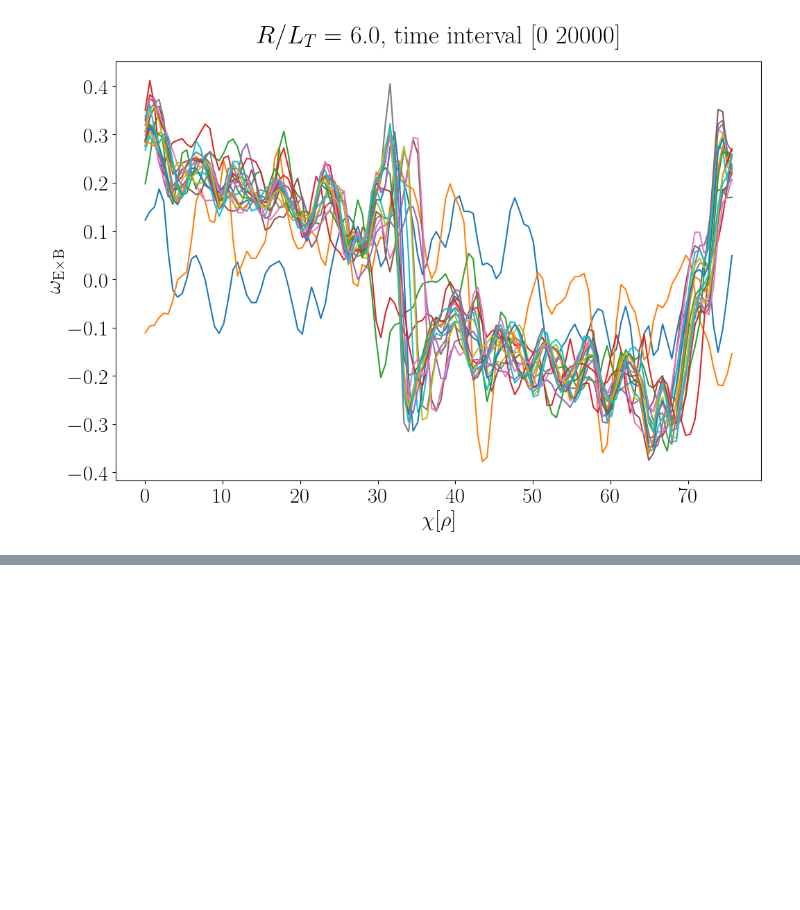
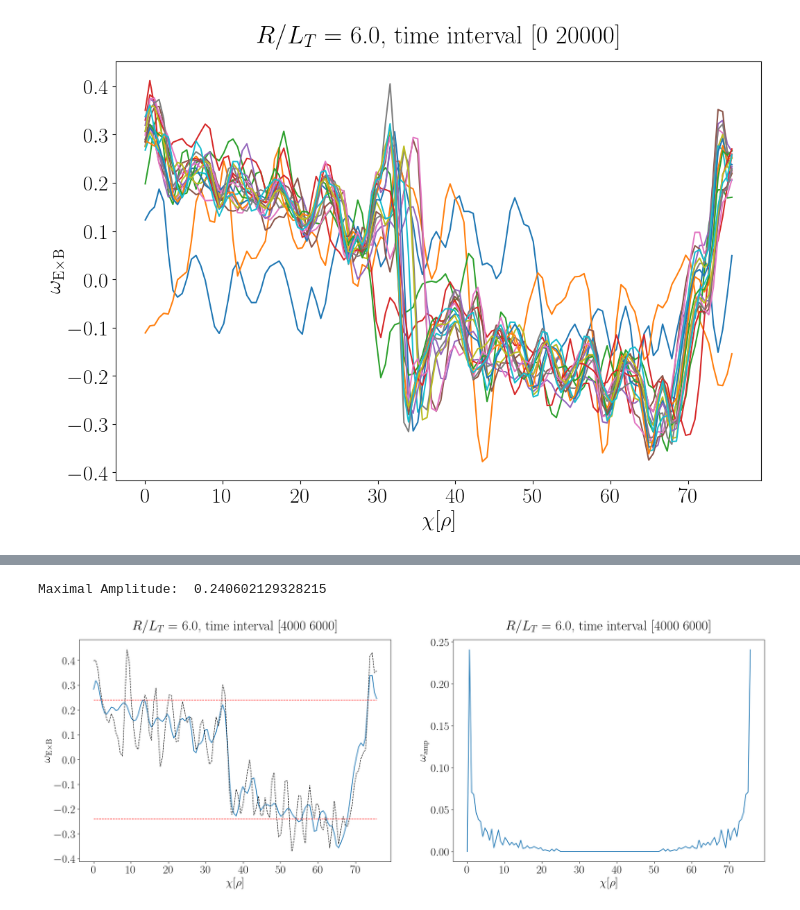
Before and after one commit to ManeLippert/Bachelorthesis-Shearingrate-Convergence, a Jupyter notebook: evaluation/S6_rlt6.0_Nsgrid16_Nvpargrid64_Nmugrid9_eval.ipynb, the cells around one changed output, grey strips where cells are left out. Cells and saved outputs as stored; diff of their text form; code cells hidden in the pictures; blank space fills up the shorter version.

```diff
--- a/evaluation/S6_rlt6.0_Nsgrid16_Nvpargrid64_Nmugrid9_eval.ipynb
+++ b/evaluation/S6_rlt6.0_Nsgrid16_Nvpargrid64_Nmugrid9_eval.ipynb
@@ -180,0 +124,40 @@ Text(0, 0.5, '$\\omega_{\\mathrm{E \\times B}}$')
+# %%
+# Plot from 4000:6000 timesteps with mean over that interval
+# Plot of a signal in the middle of the time interval (5000)
+start, end = 4000, 6000
+middle = int((end - start)/2 + start)
+
+# Shearing rate with mean over time
+wexb = 0.5 * np.mean(ddphi[:,start:end],1)
+wexb_middle = 0.5*ddphi[:,middle]
+
+# FT{shearing rate}
+wexb_fft = np.fft.fft(wexb)
+wexb_amp = 2/ zonal_pot.shape[0] * np.abs(wexb_fft)
+wexb_amp_max = max(wexb_amp)
+
+print('Maximal Amplitude: ', wexb_amp_max)
+
+fig, ax = plt.subplots(1, 2, figsize=(24,8))
+
+# Plot shearing rate
+ax[0].plot(rad_coord, wexb)
+ax[0].plot(rad_coord, wexb_middle, 'black', linestyle='--', linewidth=1)
+ax[0].plot(rad_coord, np.repeat(wexb_amp_max, len(rad_coord)), 'r', linestyle='--', linewidth=1)
+ax[0].plot(rad_coord, -np.repeat(wexb_amp_max, len(rad_coord)), 'r', linestyle='--', linewidth=1)
+ax[0].set_title(r'$R/L_T =$ ' + rlt + ', time interval [' + str(start) + ' ' + str(end) + ']', pad=20)
+ax[0].set_xlabel(r'$\chi[\rho]$')
+ax[0].set_ylabel(r'$\omega_{\mathrm{E \times B}}$')
+
+plot.savefig_subplot(fig, ax[0], '../pictures/'+data+'/'+resolution+'/'+data+'_'+resolution+'_wexb_'+str(start)+'_'+str(end)+'.pdf', 0.02)
+
+# FT{shearing rate}
+ax[1].plot(rad_coord, wexb_amp)
+ax[1].set_title(r'$R/L_T =$ ' + rlt + ', time interval [' + str(start) + ' ' + str(end) + ']', pad=20)
+ax[1].set_xlabel(r'$\chi[\rho]$')
+ax[1].set_ylabel(r'$\omega_{\mathrm{amp}}$')
+
+plot.savefig_subplot(fig, ax[1],'../pictures/'+data+'/'+resolution+'/'+data+'_'+resolution+'_Amp_Rad_'+str(start)+'_'+str(end)+'.pdf', 0.02)
+# %% [output]
+Maximal Amplitude:  0.240602129328215
+[figure, added]
```
Also changed, not shown: parts of 15 cells of this notebook, 12 other files.
